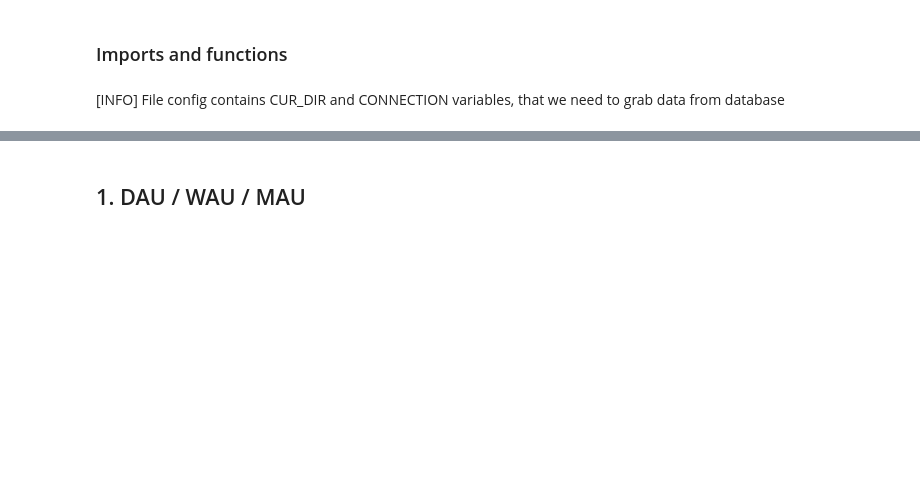
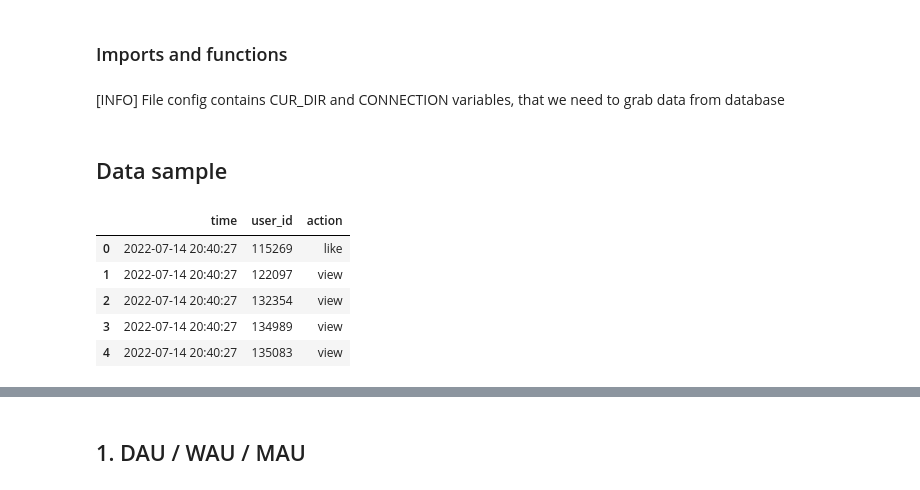
Before and after one commit to ppetrushenkov/product-metrics, a Jupyter notebook: user_metrics.ipynb, the cells around one changed output, grey strips where cells are left out. Saved outputs shown, nothing was run; the diff lists cells and outputs as text; code cells hidden in the pictures; blank space fills up the shorter version.

Commit message:
add info about data

```diff
--- a/user_metrics.ipynb
+++ b/user_metrics.ipynb
@@ -38,3 +40,15 @@ def preprocess_data(data: pd.DataFrame):
     for feature in data.columns[1:]:
         data[feature].apply(float)
     return data
+# %% [markdown]
+## Data sample
+# %%
+df = ph.read_clickhouse("select time, user_id, action from {db}.feed_actions limit 5", connection=CONNECTION)
+df
+# %% [output]
+|  | time | user_id | action |
+| 0 | 2022-07-14 20:40:27 | 115269 | like |
+| 1 | 2022-07-14 20:40:27 | 122097 | view |
+| 2 | 2022-07-14 20:40:27 | 132354 | view |
+| 3 | 2022-07-14 20:40:27 | 134989 | view |
+| 4 | 2022-07-14 20:40:27 | 135083 | view |
```
Also changed, not shown: parts of 7 cells of this notebook.
